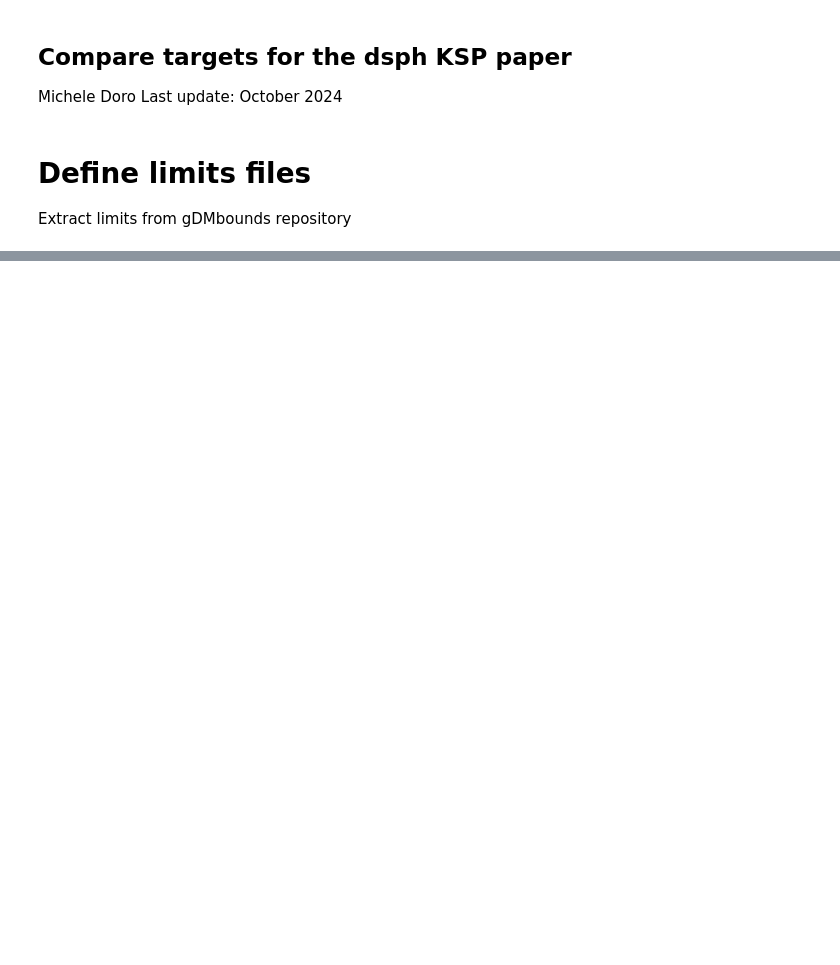
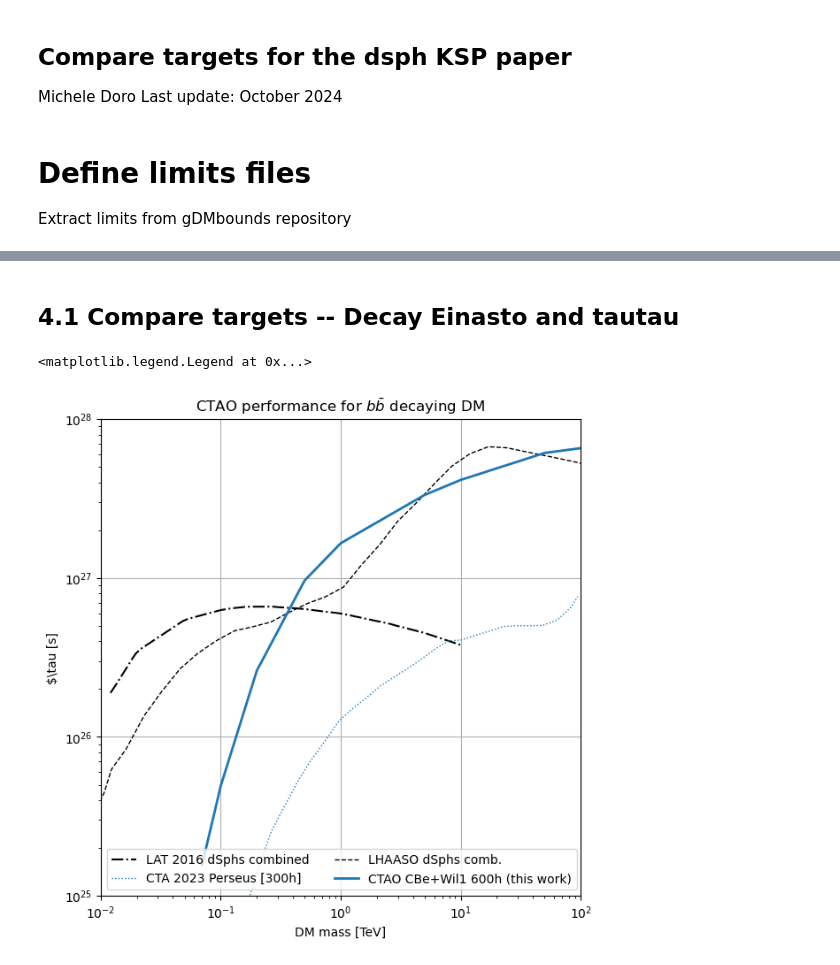
Before and after one commit to micheledoro/gDMbounds, a Jupyter notebook: sandbox/mdoro/makeplot_dsphKSP_compare_target.ipynb, the cells around one changed output, grey strips where cells are left out. Drawn from its saved outputs; the diff is of its cells as text; code cells hidden in the pictures; blank space fills up the shorter version.

```diff
--- a/sandbox/mdoro/makeplot_dsphKSP_compare_target.ipynb
+++ b/sandbox/mdoro/makeplot_dsphKSP_compare_target.ipynb
@@ -105,0 +307,37 @@ plt.savefig("plot_comparedsphs_Einasto_tautau.png")
+# %% [markdown]
+## 4.1 Compare targets -- Decay Einasto and tautau
+# %%
+plt.figure(figsize=(7,7))
+plt.xlabel("DM mass [TeV]")
+plt.ylabel(r"$\tau [s]")
+plt.xlim(1e-2,1e2)
+plt.ylim(1e25,1e28)
+plt.title(r'CTAO performance for $b\bar{b}$ decaying DM')
+
+
+
+# Other instrument limits
+#plt.loglog(fermi_12_gc_dec_bb['mass']*1e-3,fermi_12_gc_dec_bb['tau'],color='k',linestyle='dashdot',label="LAT 2012 GC Halo")
+plt.loglog(fermi_16_mdsph_dec_bb['mass']*1e-3,fermi_16_mdsph_dec_bb['tau'],color='k',linestyle='dashdot',label="LAT 2016 dSphs combined")
+
+plt.loglog(cta_perseus_einasto_decay_bb['mass'],cta_perseus_einasto_decay_bb['tau'], color='tab:blue',linestyle='dotted',linewidth=1,
+           label="CTA 2023 Perseus [300h]")
+
+plt.loglog(lhaaso_24_mdsph_dec_bb['mass']*1e-3,lhaaso_24_mdsph_dec_bb['tau'], color='k',linestyle='dashed',linewidth=1,label="LHAASO dSphs comb.")
+
+
+# This work
+plt.loglog(thiswork_stack_einasto_600_decay_bb['mass']*1e-3,thiswork_stack_einasto_600_decay_bb['tau'],label="CTAO CBe+Wil1 600h (this work)", color='tab:blue',linewidth=2)
+#plt.loglog(thiswork_uma3_einasto_300_bb['mass']*1e-3,thiswork_uma3_einasto_300_bb['tau'],label="CTAO UMa3/U1 300h (this work)", color='tab:blue', linestyle='dashed',linewidth=2)
+
+
+# Steigman reference
+#plt.loglog(steigman['mass']*1e-3,steigman['sigmav'],color='tab:purple',label="Steigman 2012")
+#plt.loglog(steigman['mass']*1e-3, steigman['sigmav'],color='tab:purple',label="Steigman 2012")
+
+
+plt.grid()
+plt.legend(loc="best",ncol=2)
+# %% [output]
+<matplotlib.legend.Legend at 0x...>
+[figure, added]
```
Also changed, not shown: parts of 17 cells of this notebook, 1 other file.
